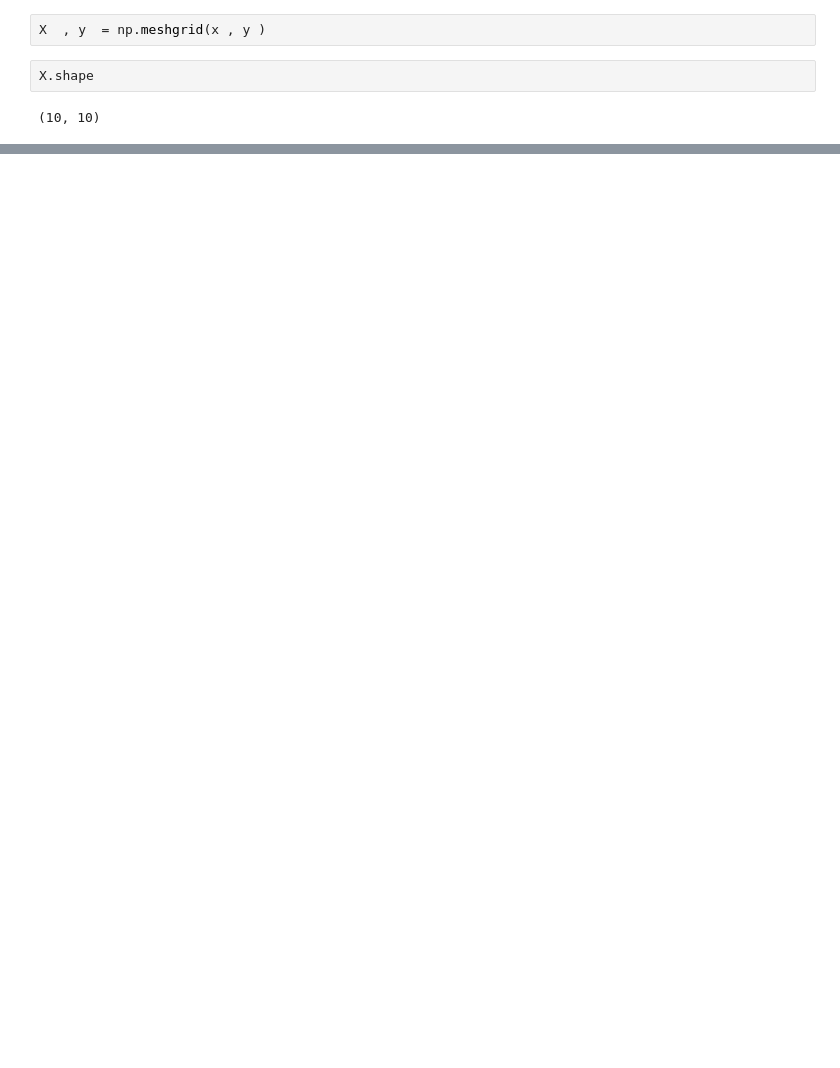
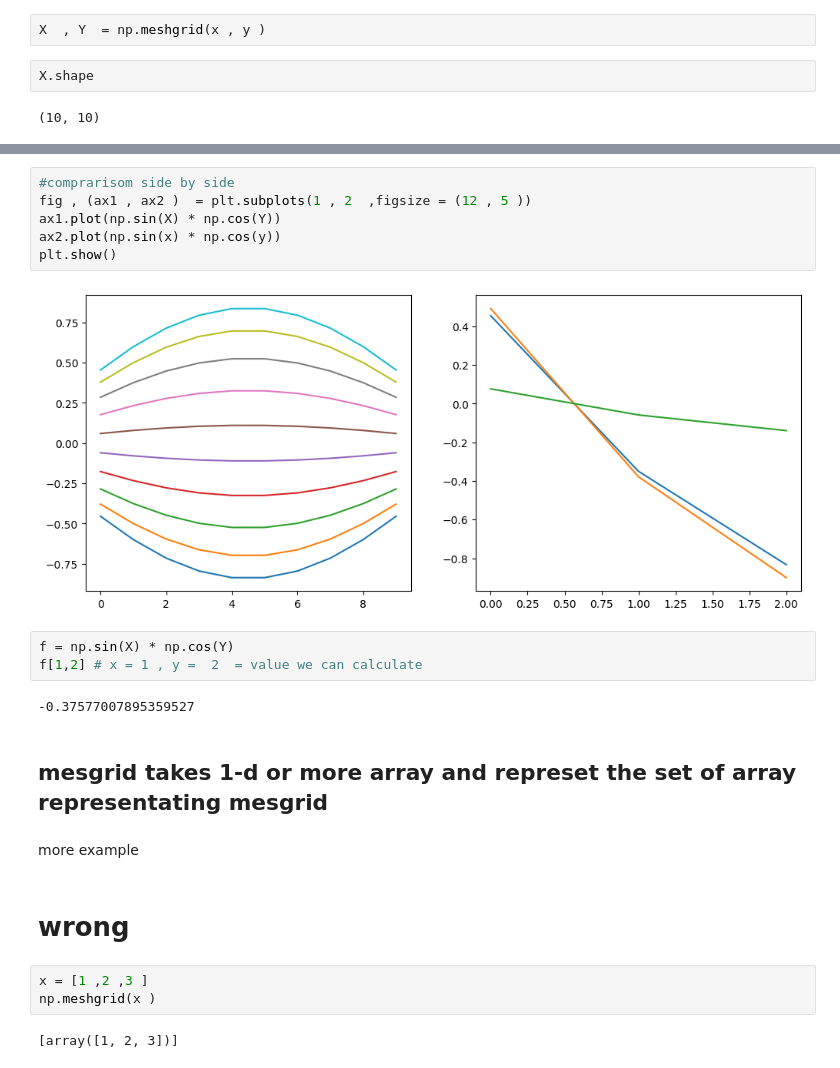
Before and after one commit to ujjwal-basnet/Pandas-, a Jupyter notebook: meshgird-numpy.ipynb, the cells around one changed output, grey strips where cells are left out. Saved outputs shown, nothing was run; the diff lists cells and outputs as text; blank space fills up the shorter version.

```diff
--- a/meshgird-numpy.ipynb
+++ b/meshgird-numpy.ipynb
@@ -48,7 +48,7 @@ array([-0.45464871, -0.49994193, -0.4480961 , -0.3091849 , -0.11019887,
 # %% [markdown]
 ## Thats where meshgid comes in
 # %%
-X  , y  = np.meshgrid(x , y )
+X  , Y  = np.meshgrid(x , y )
 # %%
 X.shape
 # %% [output]
@@ -64,0 +90,24 @@ plt.show()
+# %%
+#comprarisom side by side
+fig , (ax1 , ax2 )  = plt.subplots(1 , 2  ,figsize = (12 , 5 ))
+ax1.plot(np.sin(X) * np.cos(Y))
+ax2.plot(np.sin(x) * np.cos(y))
+plt.show()
+# %% [output]
+[figure, added]
+# %%
+f = np.sin(X) * np.cos(Y)
+f[1,2] # x = 1 , y =  2  = value we can calculate
+# %% [output]
+-0.37577007895359527
+# %% [markdown]
+## mesgrid takes 1-d or more array and represet the set of array representating  mesgrid
+# %% [markdown]
+more example
+# %% [markdown]
+# wrong
+# %%
+x = [1 ,2 ,3 ]
+np.meshgrid(x )
+# %% [output]
+[array([1, 2, 3])]
```
Also changed, not shown: parts of 7 cells of this notebook.
